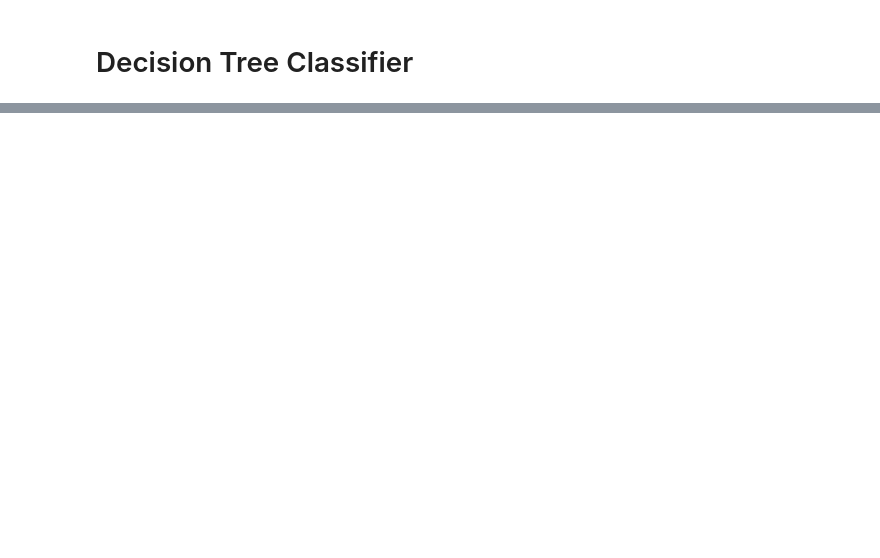
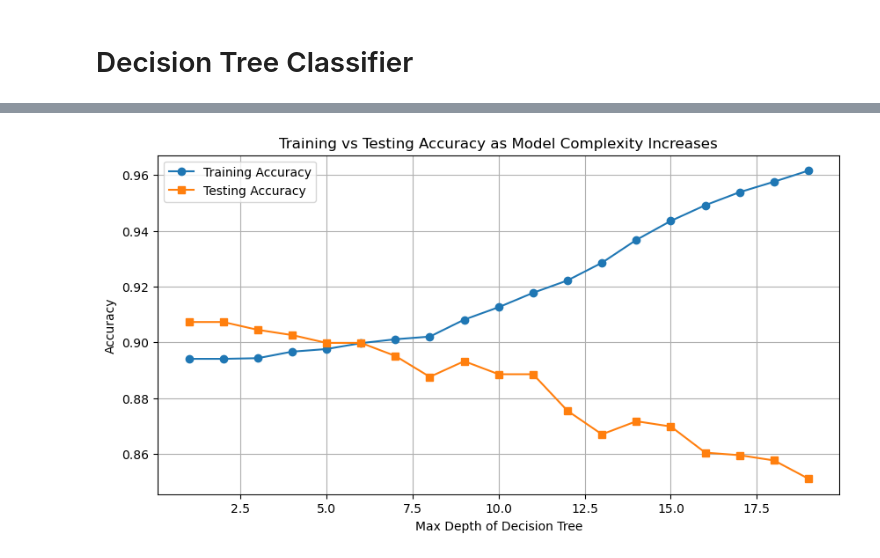
Before and after one commit to arandersen/CSE_151_Project, a Jupyter notebook: DTC.ipynb, the cells around one changed output, grey strips where cells are left out. Drawn from its saved outputs; the diff is of its cells as text; code cells hidden in the pictures; blank space fills up the shorter version.

Commit message:
Finished decision tree

```diff
--- a/DTC.ipynb
+++ b/DTC.ipynb
@@ -224,0 +221,10 @@ print(classification_report(y_test, y_pred_gini))
+# %%
+from sklearn.model_selection import train_test_split
+from sklearn.metrics import classification_report, accuracy_score
+
+# Step 1: Split the data into training and test sets
+X_train, X_test, y_train, y_test = train_test_split(X_movies_scaled, y_movies_encoded, test_size=0.2, random_state=42)
+
+# Step 2: Create and train the decision tree classifier
+clf = DecisionTreeClassifier()
+clf.fit(X_train, y_train)
@@ -224,0 +265,28 @@ print(classification_report(y_test, y_pred_gini))
+# %%
+max_depth_range = range(1, 20)
+train_accuracies = []
+test_accuracies = []
+
+for max_depth in max_depth_range:
+    clf = DecisionTreeClassifier(max_depth=max_depth)
+    clf.fit(X_train, y_train)
+
+    train_pred = clf.predict(X_train)
+    train_accuracy = accuracy_score(y_train, train_pred)
+    train_accuracies.append(train_accuracy)
+
+    test_pred = clf.predict(X_test)
+    test_accuracy = accuracy_score(y_test, test_pred)
+    test_accuracies.append(test_accuracy)
+
+plt.figure(figsize=(10, 5))
+plt.plot(max_depth_range, train_accuracies, label='Training Accuracy', marker='o')
+plt.plot(max_depth_range, test_accuracies, label='Testing Accuracy', marker='s')
+plt.xlabel('Max Depth of Decision Tree')
+plt.ylabel('Accuracy')
+plt.title('Training vs Testing Accuracy as Model Complexity Increases')
+plt.legend()
+plt.grid(True)
+plt.show()
+# %% [output]
+[figure, added]
```
Also changed, not shown: parts of 37 cells of this notebook.
